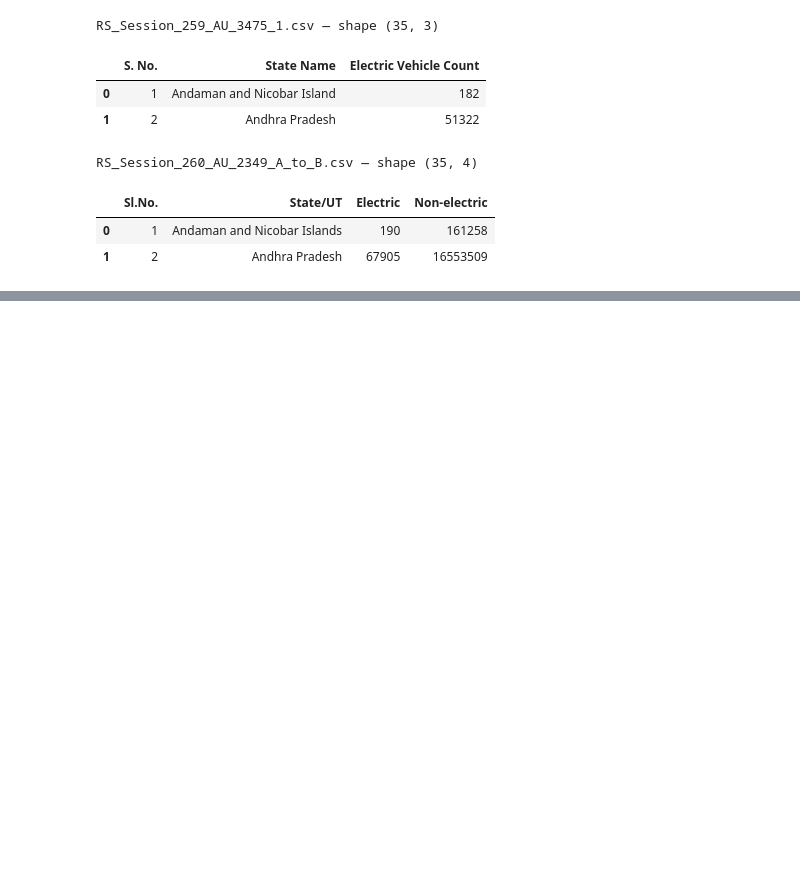
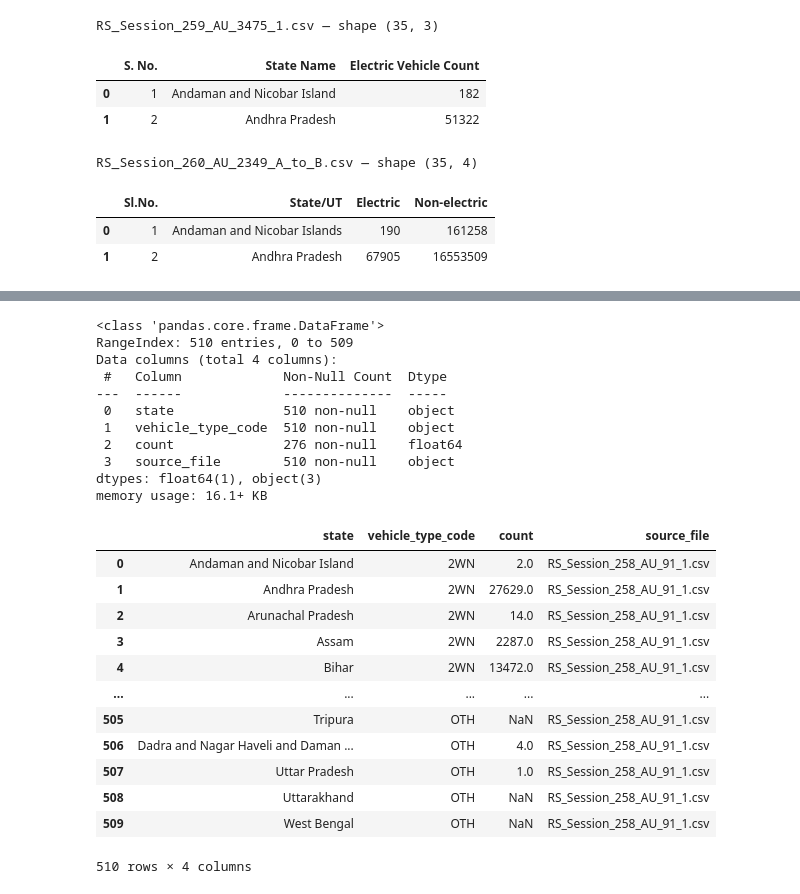
Before and after one commit to RitikaSen27/Automobile-sales-and-EV-adoption-trends, a Jupyter notebook: ev_cleaning.ipynb, the cells around one changed output, grey strips where cells are left out. Drawn from its saved outputs; the diff is of its cells as text; code cells hidden in the pictures; blank space fills up the shorter version.

Commit message:
Complete State-wise EV Data theme: 4 master tables

```diff
--- a/ev_cleaning.ipynb
+++ b/ev_cleaning.ipynb
@@ -353,0 +427,46 @@ RS_Session_260_AU_2349_A_to_B.csv — shape (35, 4)
+# %%
+# --- Group 3: vehicle type-code breakdown by state (melt wide -> long) ---
+# Note: RS_Session_258_AU_429_1.csv is a duplicate of this file (verified identical
+# Grand Totals for all 35 states) — excluded to avoid double-counting.
+
+df_type = load_and_clean("RS_Session_258_AU_91_1.csv")
+df_type = df_type[~df_type["State/UT Name"].astype(str).str.contains("Total", case=False, na=False)]
+
+type_cols = [c for c in df_type.columns if c not in
+             ["Sr. No.", "State/UT Name", "Grand Total", "source_file"]]
+
+master_state_vehicle_type = df_type.melt(
+    id_vars=["State/UT Name"],
+    value_vars=type_cols,
+    var_name="vehicle_type_code",
+    value_name="count"
+).rename(columns={"State/UT Name": "state"})
+master_state_vehicle_type["source_file"] = "RS_Session_258_AU_91_1.csv"
+
+master_state_vehicle_type.info()
+master_state_vehicle_type
+# %% [output]
+<class 'pandas.core.frame.DataFrame'>
+RangeIndex: 510 entries, 0 to 509
+Data columns (total 4 columns):
+ #   Column             Non-Null Count  Dtype
+---  ------             --------------  -----
+ 0   state              510 non-null    object
+ 1   vehicle_type_code  510 non-null    object
+ 2   count              276 non-null    float64
+ 3   source_file        510 non-null    object
+dtypes: float64(1), object(3)
+memory usage: 16.1+ KB
+|  | state | vehicle_type_code | count | source_file |
+| 0 | Andaman and Nicobar Island | 2WN | 2.0 | RS_Session_258_AU_91_1.csv |
+| 1 | Andhra Pradesh | 2WN | 27629.0 | RS_Session_258_AU_91_1.csv |
+| 2 | Arunachal Pradesh | 2WN | 14.0 | RS_Session_258_AU_91_1.csv |
+| 3 | Assam | 2WN | 2287.0 | RS_Session_258_AU_91_1.csv |
+| 4 | Bihar | 2WN | 13472.0 | RS_Session_258_AU_91_1.csv |
+| ... | ... | ... | ... | ... |
+| 505 | Tripura | OTH | NaN | RS_Session_258_AU_91_1.csv |
+| 506 | Dadra and Nagar Haveli and Daman ... | OTH | 4.0 | RS_Session_258_AU_91_1.csv |
+| 507 | Uttar Pradesh | OTH | 1.0 | RS_Session_258_AU_91_1.csv |
+| 508 | Uttarakhand | OTH | NaN | RS_Session_258_AU_91_1.csv |
+| 509 | West Bengal | OTH | NaN | RS_Session_258_AU_91_1.csv |
+510 rows × 4 columns
```
Also changed, not shown: parts of 3 cells of this notebook.
